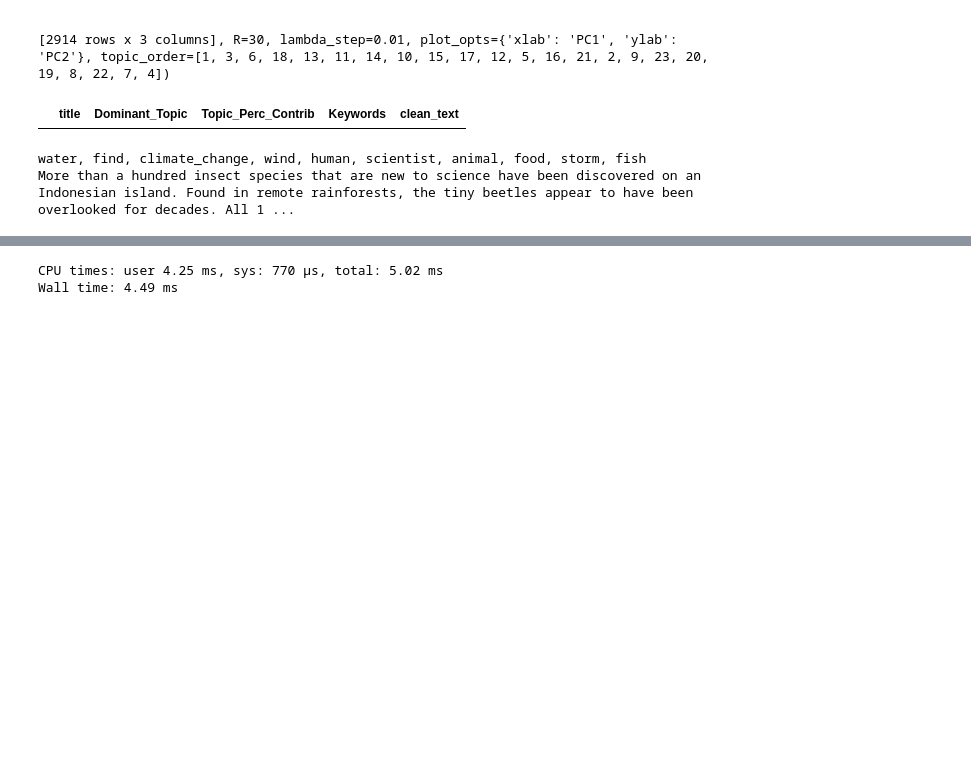
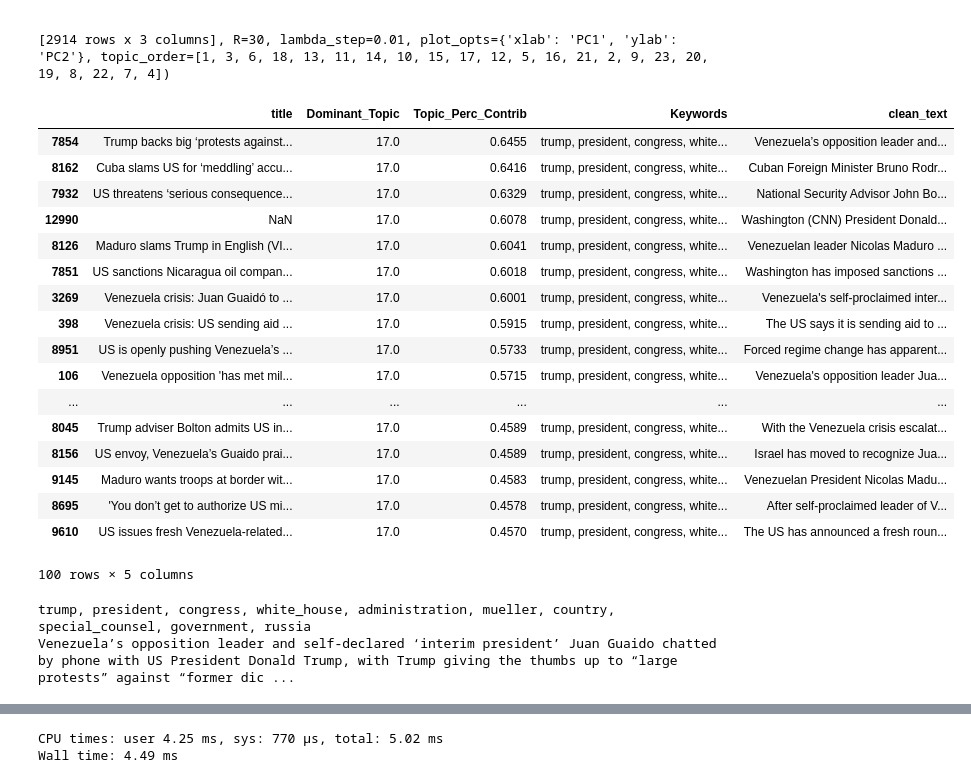
Before and after one commit to AlexanderTyan/NewsBias, a Jupyter notebook: 4_TopicModelling.ipynb, the cells around one changed output, grey strips where cells are left out. Saved outputs shown, nothing was run; the diff lists cells and outputs as text; code cells hidden in the pictures; blank space fills up the shorter version.

```diff
--- a/4_TopicModelling.ipynb
+++ b/4_TopicModelling.ipynb
@@ -778,18 +783,35 @@ topic
 
 [2914 rows x 3 columns], R=30, lambda_step=0.01, plot_opts={'xlab': 'PC1', 'ylab': 'PC2'}, topic_order=[1, 3, 6, 18, 13, 11, 14, 10, 15, 17, 12, 5, 16, 21, 2, 9, 23, 20, 19, 8, 22, 7, 4])
 # %%
-topic_filter = (topic_modeling_df_dropped['Dominant_Topic'] == 23)
+topic_filter = (topic_modeling_df_dropped['Dominant_Topic'] == 17)
 lookattopic = topic_modeling_df_dropped[['title','Dominant_Topic', 'Topic_Perc_Contrib', 'Keywords', 'clean_text']][topic_filter].sort_values(by=['Topic_Perc_Contrib'], ascending=False)
-lookattopic.head(40)
+lookattopic.head(100)
 # %% [output]
 |  | title | Dominant_Topic | Topic_Perc_Contrib | Keywords | clean_text |
+| 7854 | Trump backs big ‘protests against... | 17.0 | 0.6455 | trump, president, congress, white... | Venezuela’s opposition leader and... |
+| 8162 | Cuba slams US for ‘meddling’ accu... | 17.0 | 0.6416 | trump, president, congress, white... | Cuban Foreign Minister Bruno Rodr... |
+| 7932 | US threatens ‘serious consequence... | 17.0 | 0.6329 | trump, president, congress, white... | National Security Advisor John Bo... |
+| 12990 | NaN | 17.0 | 0.6078 | trump, president, congress, white... | Washington (CNN) President Donald... |
+| 8126 | Maduro slams Trump in English (VI... | 17.0 | 0.6041 | trump, president, congress, white... | Venezuelan leader Nicolas Maduro ... |
+| 7851 | US sanctions Nicaragua oil compan... | 17.0 | 0.6018 | trump, president, congress, white... | Washington has imposed sanctions ... |
+| 3269 | Venezuela crisis: Juan Guaidó to ... | 17.0 | 0.6001 | trump, president, congress, white... | Venezuela's self-proclaimed inter... |
+| 398 | Venezuela crisis: US sending aid ... | 17.0 | 0.5915 | trump, president, congress, white... | The US says it is sending aid to ... |
+| 8951 | US is openly pushing Venezuela’s ... | 17.0 | 0.5733 | trump, president, congress, white... | Forced regime change has apparent... |
+| 106 | Venezuela opposition 'has met mil... | 17.0 | 0.5715 | trump, president, congress, white... | Venezuela's opposition leader Jua... |
+| ... | ... | ... | ... | ... | ... |
+| 8045 | Trump adviser Bolton admits US in... | 17.0 | 0.4589 | trump, president, congress, white... | With the Venezuela crisis escalat... |
+| 8156 | US envoy, Venezuela’s Guaido prai... | 17.0 | 0.4589 | trump, president, congress, white... | Israel has moved to recognize Jua... |
+| 9145 | Maduro wants troops at border wit... | 17.0 | 0.4583 | trump, president, congress, white... | Venezuelan President Nicolas Madu... |
+| 8695 | 'You don’t get to authorize US mi... | 17.0 | 0.4578 | trump, president, congress, white... | After self-proclaimed leader of V... |
+| 9610 | US issues fresh Venezuela-related... | 17.0 | 0.4570 | trump, president, congress, white... | The US has announced a fresh roun... |
+100 rows × 5 columns
 # %%
-peak_idx = 2151
+peak_idx = 7854
 print(lookattopic.Keywords[peak_idx])
 print(lookattopic.clean_text[peak_idx])
 # %% [output]
-water, find, climate_change, wind, human, scientist, animal, food, storm, fish
-More than a hundred insect species that are new to science have been discovered on an Indonesian island. Found in remote rainforests, the tiny beetles appear to have been overlooked for decades. All 1 ...
+trump, president, congress, white_house, administration, mueller, country, special_counsel, government, russia
+Venezuela’s opposition leader and self-declared ‘interim president’ Juan Guaido chatted by phone with US President Donald Trump, with Trump giving the thumbs up to “large protests” against “former dic ...
 # %%
 topic_translation = {0: 'Unknown',
                      1: 'Sports',
```
Also changed, not shown: parts of 27 cells of this notebook, 4 other files.
